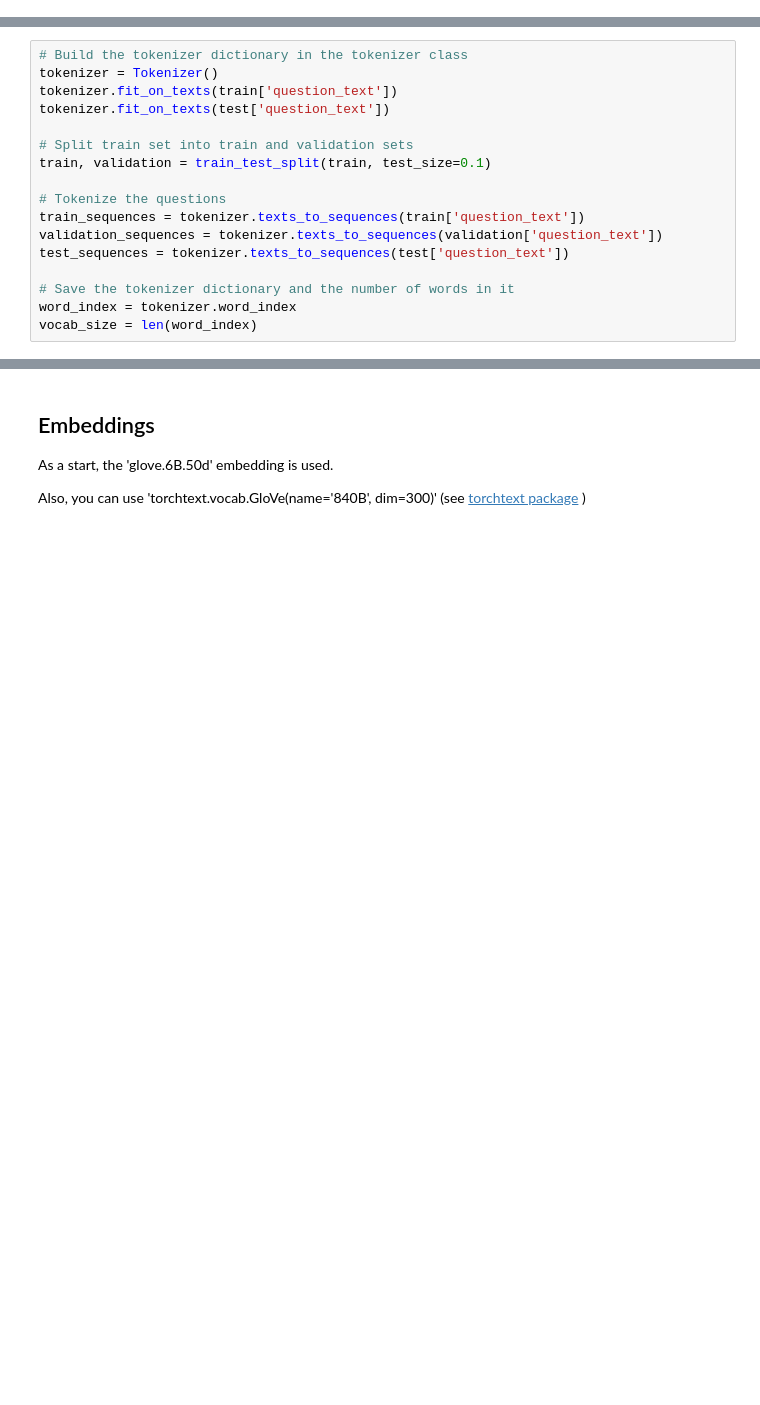
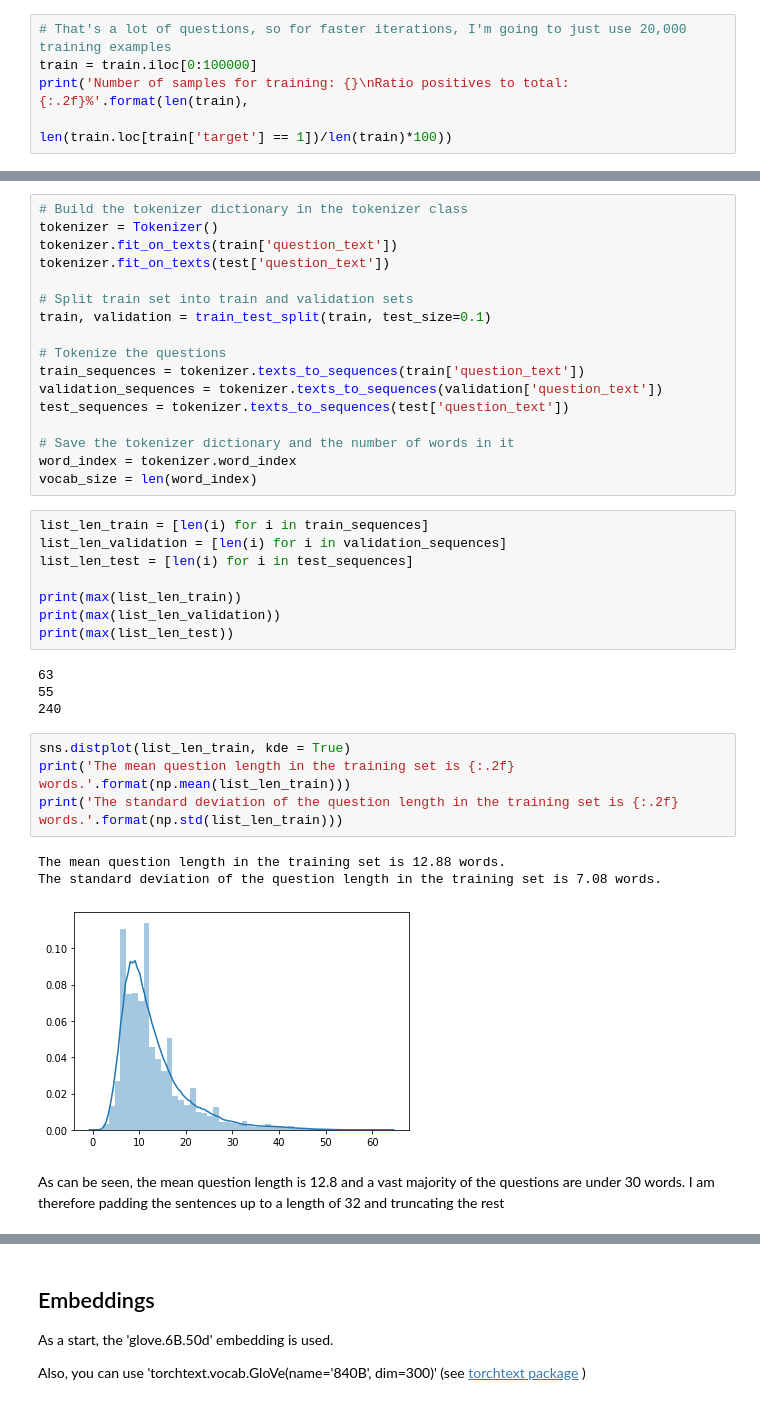
Before and after one commit to Dave-K1/Question_Classification, a Jupyter notebook: Exploration.ipynb, the cells around one changed output, grey strips where cells are left out. Saved outputs shown, nothing was run; the diff lists cells and outputs as text; blank space fills up the shorter version.

```diff
--- a/Exploration.ipynb
+++ b/Exploration.ipynb
@@ -32,3 +42,8 @@ print('Number of samples for training: {}\nRatio positives to total: {:.2f}'.for
 # %% [output]
 Number of samples for training: 1306122
 Ratio positives to total: 0.06
+# %%
+# That's a lot of questions, so for faster iterations, I'm going to just use 20,000 training examples
+train = train.iloc[0:100000]
+print('Number of samples for training: {}\nRatio positives to total: {:.2f}%'.format(len(train),
+                                                                                len(train.loc[train['target'] == 1])/len(train)*100))
@@ -64,3 +82,25 @@ test_sequences = tokenizer.texts_to_sequences(test['question_text'])
 # Save the tokenizer dictionary and the number of words in it
 word_index = tokenizer.word_index
 vocab_size = len(word_index)
+# %%
+list_len_train = [len(i) for i in train_sequences]
+list_len_validation = [len(i) for i in validation_sequences]
+list_len_test = [len(i) for i in test_sequences]
+
+print(max(list_len_train))
+print(max(list_len_validation))
+print(max(list_len_test))
+# %% [output]
+63
+55
+240
+# %%
+sns.distplot(list_len_train, kde = True)
+print('The mean question length in the training set is {:.2f} words.'.format(np.mean(list_len_train)))
+print('The standard deviation of the question length in the training set is {:.2f} words.'.format(np.std(list_len_train)))
+# %% [output]
+The mean question length in the training set is 12.88 words.
+The standard deviation of the question length in the training set is 7.08 words.
+[figure, added]
+# %% [markdown]
+As can be seen, the mean question length is 12.8 and a vast majority of the questions are under 30 words. I am therefore padding the sentences up to a length of 32 and truncating the rest
```
Also changed, not shown: parts of 14 cells of this notebook.
